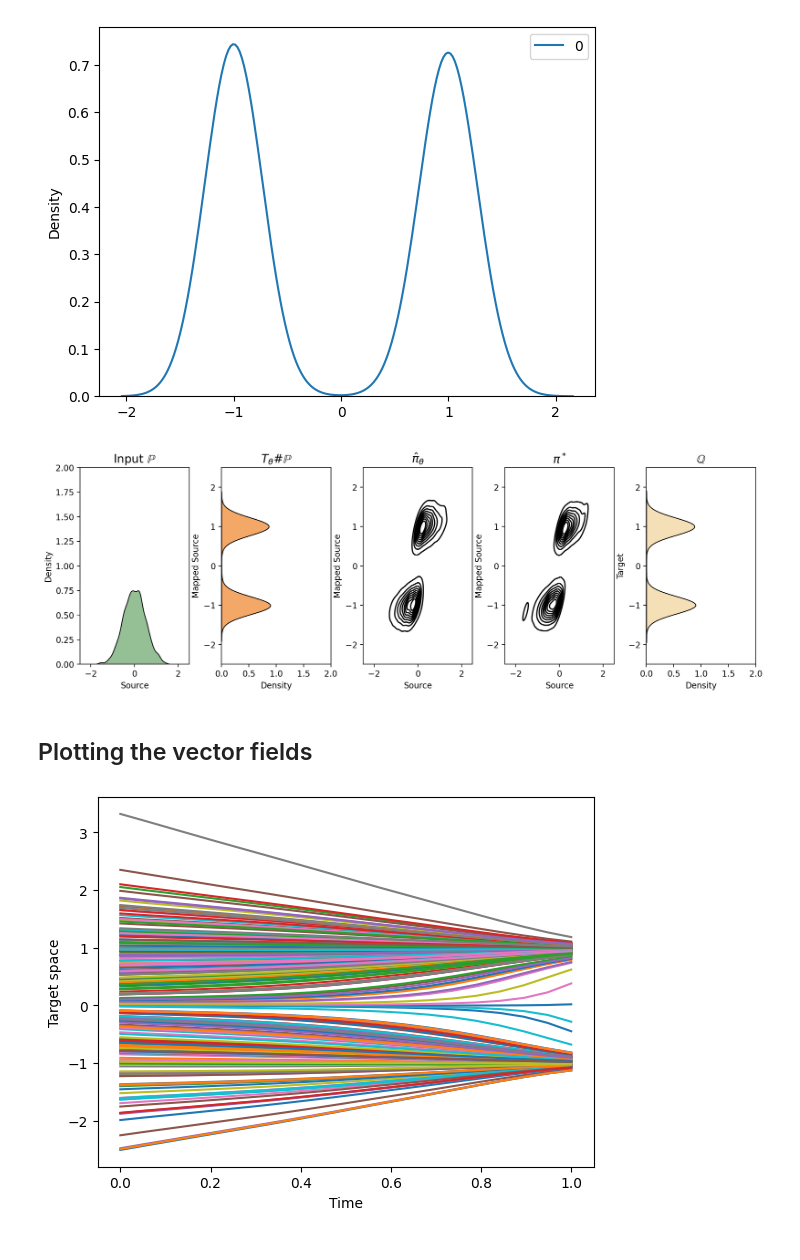
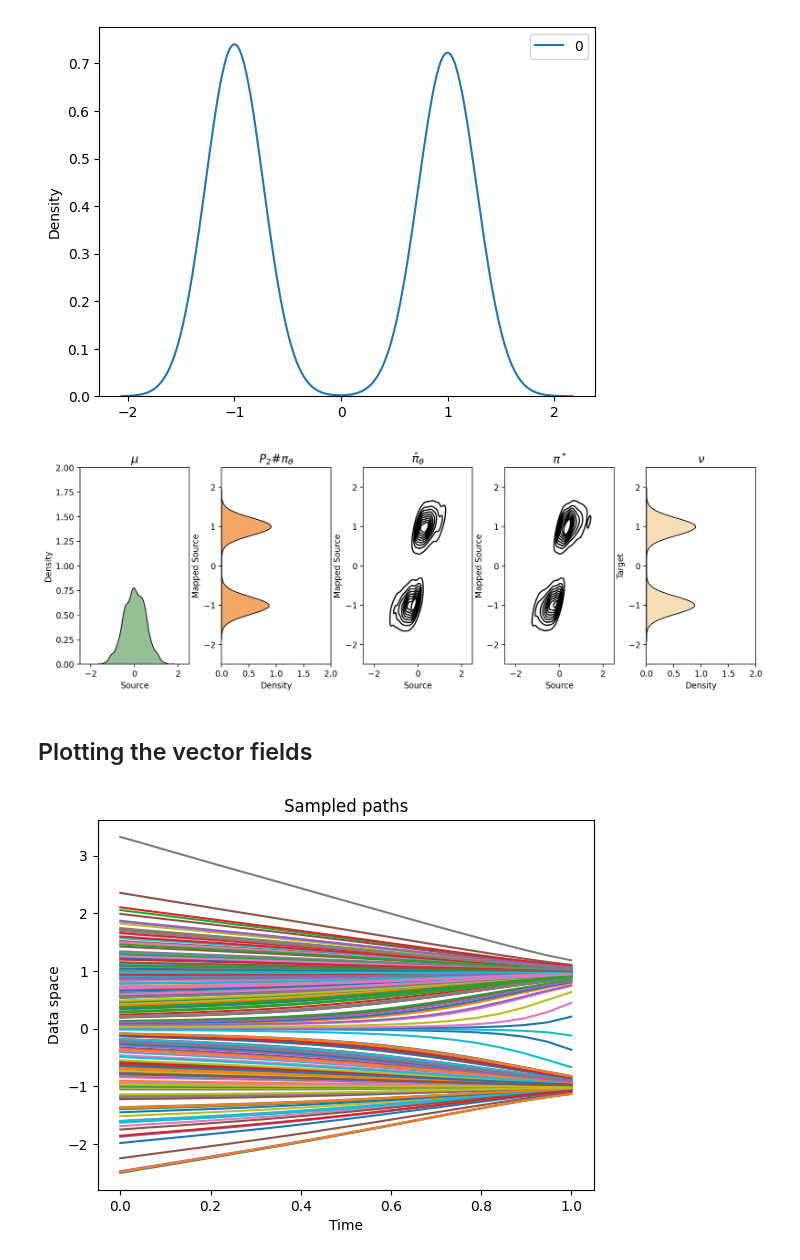
Before and after one commit to MUCDK/genot, a Jupyter notebook: notebooks/1d_simulated/1d_simulated_data_1e-1.ipynb, the cells around one changed output. Cells and saved outputs as stored; diff of their text form; code cells hidden in the pictures.

```diff
--- a/notebooks/1d_simulated/1d_simulated_data_1e-1.ipynb
+++ b/notebooks/1d_simulated/1d_simulated_data_1e-1.ipynb
@@ -24,6 +20,6 @@ target = MixtureNormalSampler(jax.random.PRNGKey(1), [-1.0,1.0], 1,  0.1, batch_
 # %%
-neural_net = MLP_FM_VAE2(1, 128, 128, 128, n_frequencies=10)
-bridge_net = Bridge_MLP(1, 64, 64)
+neural_net = MLP_vector_field(1, 128, 128, 128, n_frequencies=10)
+bridge_net = Bridge_MLP_mean(1, 128, 128)
 ot_solver = ott.solvers.linear.sinkhorn.Sinkhorn()
 solver_latent_to_data = ott.solvers.linear.sinkhorn.Sinkhorn()
 
@@ -66,11 +62,11 @@ source_batch = next(source)
 target.batch_size = 1024
 target_batch = next(target)
 
-res, _, _ = otfm.transport(source_batch, seed=1, diffeqsolve_kwargs={"max_steps": 1_000_000})
+res, _, _ = otfm.transport(source_batch, seed=0, diffeqsolve_kwargs={"max_steps": 1_000_000})
 
-_  = plot_1D_balanced_new(source_batch, target_batch, res[0,...], 1e-1, **kwargs)
+_  = plot_1D_balanced(source_batch, target_batch, res[0,...], 1e-1, **kwargs)
 # %% [output]
-[figure, old version]
+[figure, new version]
 # %% [markdown]
 ## Plotting the vector fields
 # %%
@@ -86,10 +82,11 @@ tracks = sol.ys[...,0]
 # %%
 plt.plot(ts, tracks)
 plt.xlabel("Time")
-plt.ylabel("Target space")
+plt.ylabel("Data space")
+plt.title("Sampled paths")
 plt.show()
 # %% [output]
-[figure, old version]
+[figure, new version]
 # %%
 source_repeat = jnp.ones((1,)) * 0.0
 source_repeat = jnp.repeat(source_repeat, 20)[:, None]
```
Also changed, not shown: parts of 5 cells of this notebook, 8 other files.
